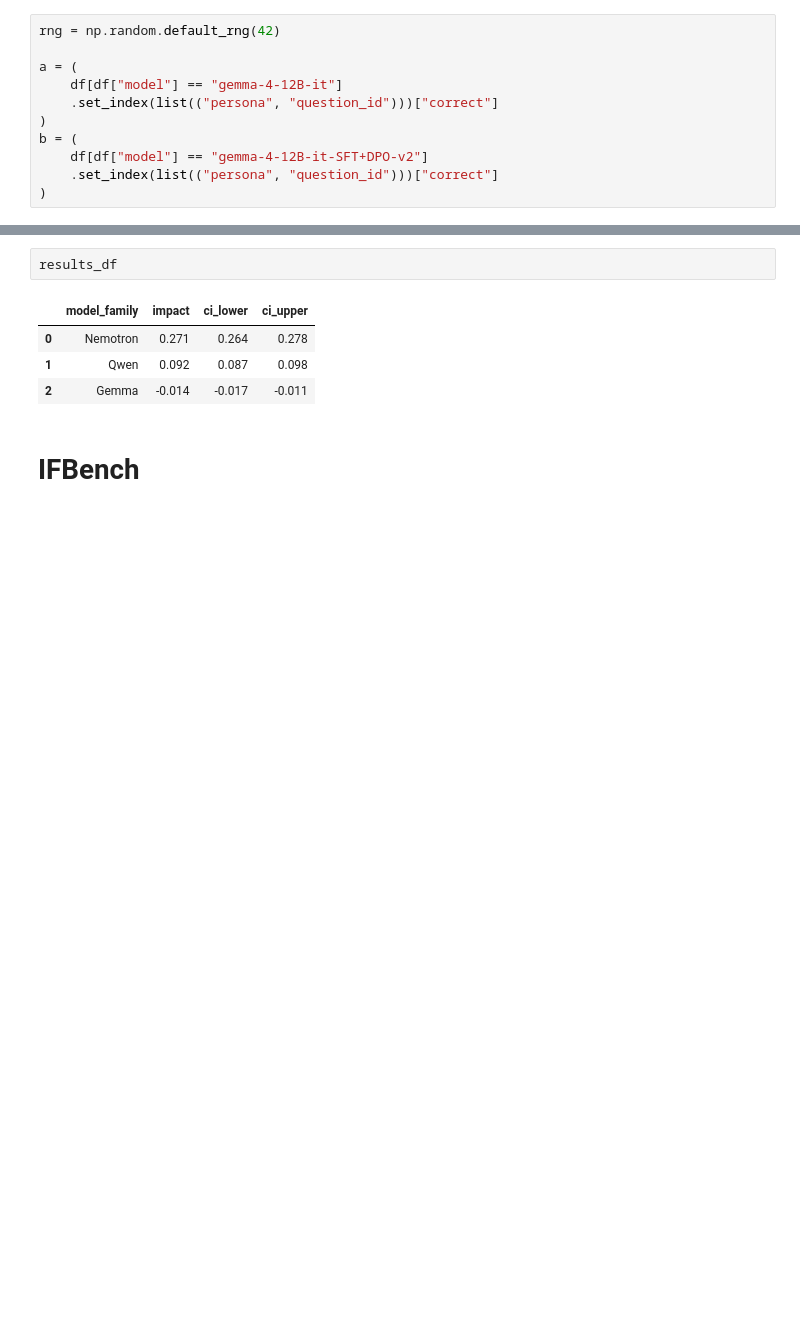
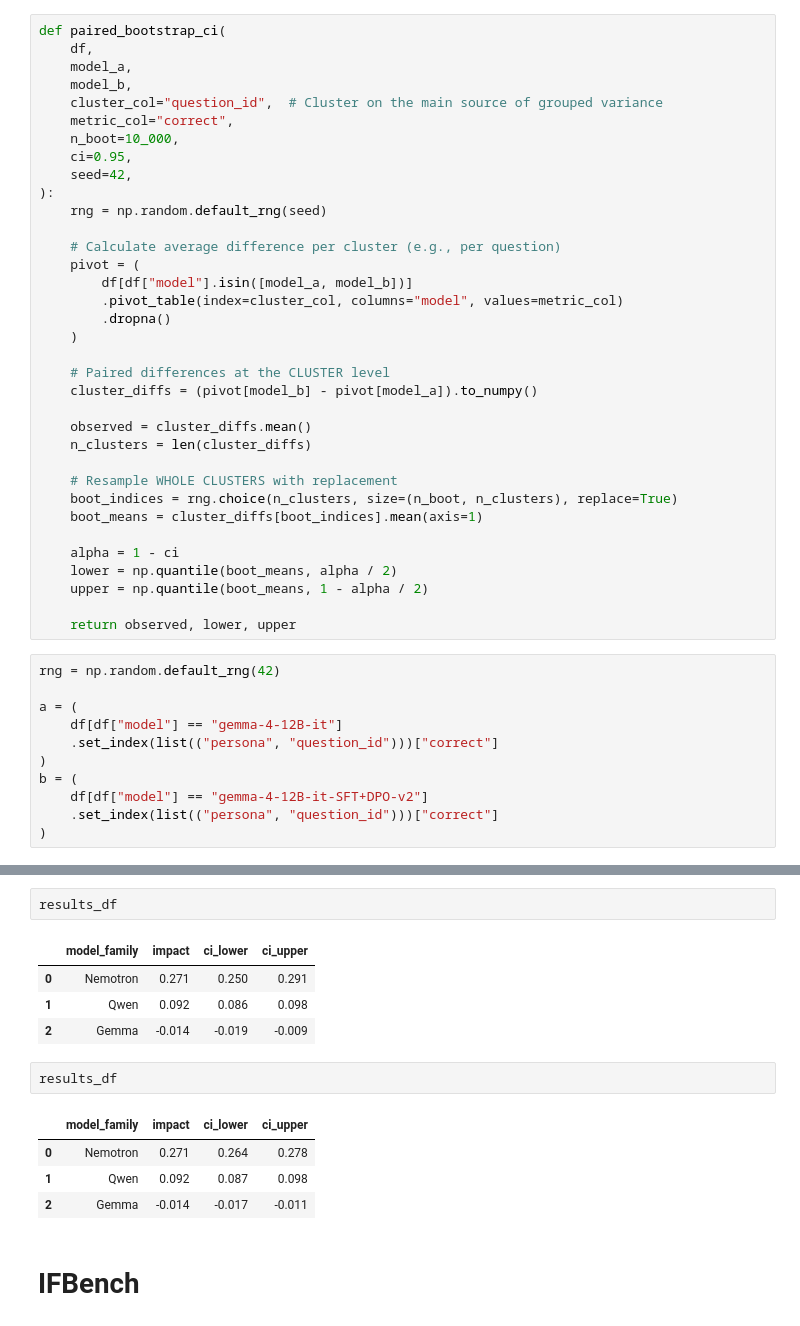
Before and after one commit to mahdieh-sjp/Safe-Actor, a Jupyter notebook: evaluate_ood.ipynb, the cells around one changed output, grey strips where cells are left out. Saved outputs shown, nothing was run; the diff lists cells and outputs as text; blank space fills up the shorter version.

Commit message:
update the paired bootstrap code

```diff
--- a/evaluate_ood.ipynb
+++ b/evaluate_ood.ipynb
@@ -453,3 +398,38 @@ def paired_bootstrap_ci(
+# %%
+def paired_bootstrap_ci(
+    df,
+    model_a,
+    model_b,
+    cluster_col="question_id",  # Cluster on the main source of grouped variance
+    metric_col="correct",
+    n_boot=10_000,
+    ci=0.95,
+    seed=42,
+):
+    rng = np.random.default_rng(seed)
+
+    # Calculate average difference per cluster (e.g., per question)
+    pivot = (
+        df[df["model"].isin([model_a, model_b])]
+        .pivot_table(index=cluster_col, columns="model", values=metric_col)
+        .dropna()
+    )
+
+    # Paired differences at the CLUSTER level
+    cluster_diffs = (pivot[model_b] - pivot[model_a]).to_numpy()
+
+    observed = cluster_diffs.mean()
+    n_clusters = len(cluster_diffs)
+
+    # Resample WHOLE CLUSTERS with replacement
+    boot_indices = rng.choice(n_clusters, size=(n_boot, n_clusters), replace=True)
+    boot_means = cluster_diffs[boot_indices].mean(axis=1)
+
+    alpha = 1 - ci
+    lower = np.quantile(boot_means, alpha / 2)
+    upper = np.quantile(boot_means, 1 - alpha / 2)
+
+    return observed, lower, upper
 # %%
 rng = np.random.default_rng(42)
 
@@ -500,3 +482,10 @@ results_df = pd.DataFrame(results)
+# %%
+results_df
+# %% [output]
+|  | model_family | impact | ci_lower | ci_upper |
+| 0 | Nemotron | 0.271 | 0.250 | 0.291 |
+| 1 | Qwen | 0.092 | 0.086 | 0.098 |
+| 2 | Gemma | -0.014 | -0.019 | -0.009 |
 # %%
 results_df
 # %% [output]
```
Also changed, not shown: parts of 2 cells of this notebook.
